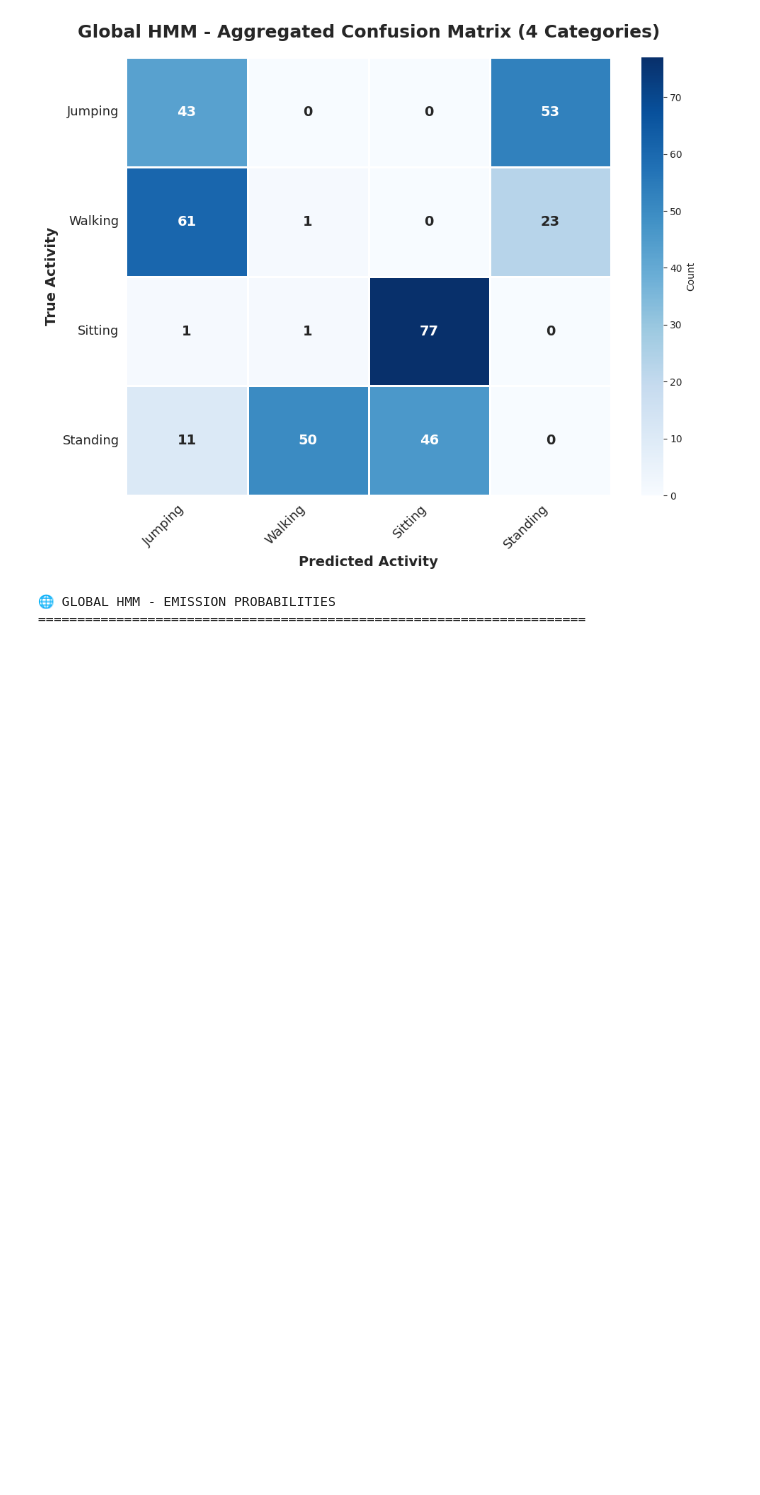
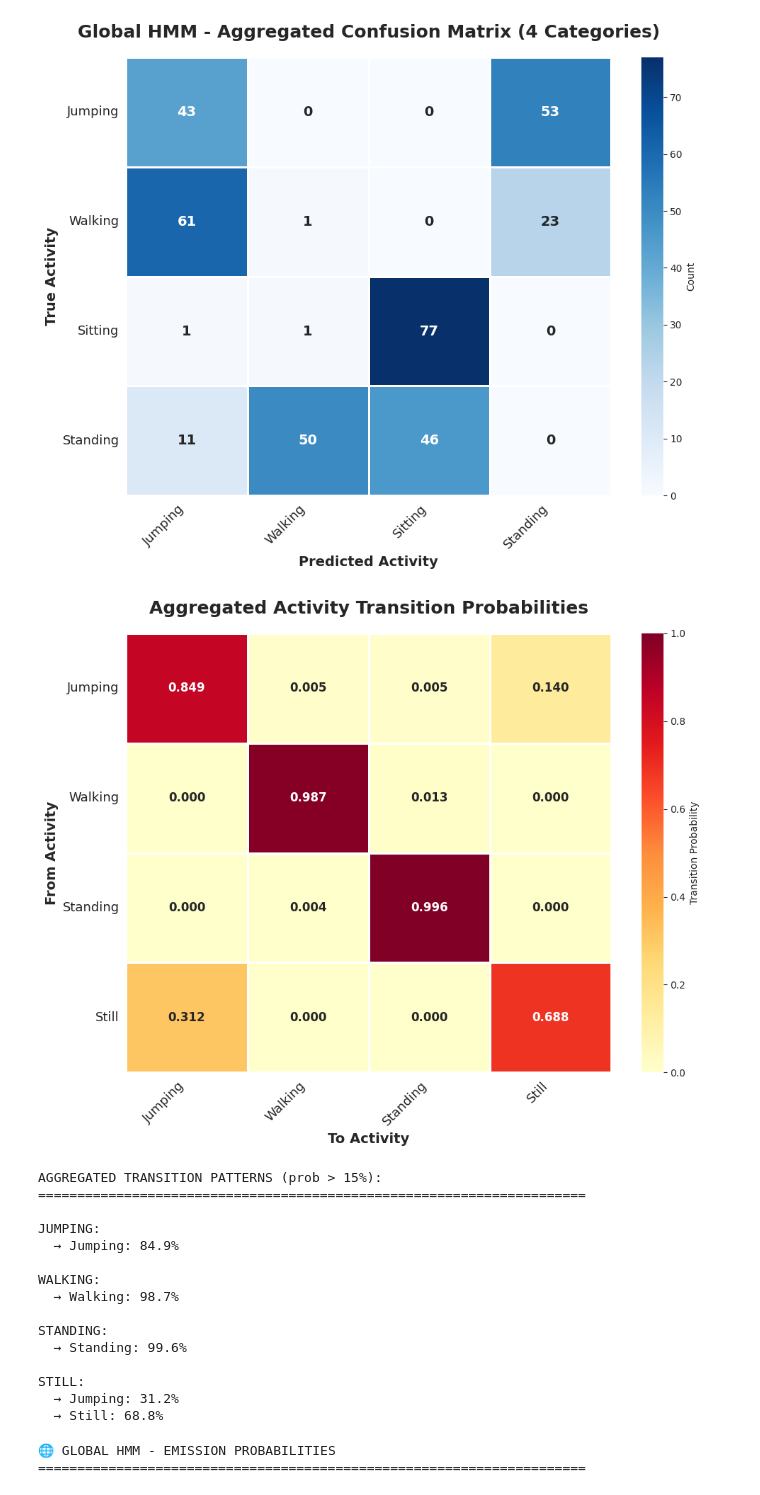
Before and after one commit to AkotoChristine/Hidden-Markov-Model, a Jupyter notebook: HMM__Implementation.ipynb, the cells around one changed output. Drawn from its saved outputs; the diff is of its cells as text; code cells hidden in the pictures; blank space fills up the shorter version.

Commit message:
Transmission probabilities

```diff
--- a/HMM__Implementation.ipynb
+++ b/HMM__Implementation.ipynb
@@ -778,6 +778,45 @@ def plot_aggregated_transition_probabilities(hmm_model, original_classes, aggreg
                 print(f"  → {to_state.capitalize()}: {prob:.1%}")
 
     return agg_trans_matrix, agg_categories
+# %%
+# Example aggregation function
+def aggregate_activities(classes):
+    mapping = {
+        'jumping': 'jumping',
+        'jumpin': 'jumping',
+        'walking': 'walking',
+        'sitting': 'still',
+        'standing': 'standing',
+        'still': 'still'
+    }
+    return [mapping.get(c.lower(), 'unknown') for c in classes]
+
+# Original HMM state labels
+activity_classes = ['jumping', 'walking', 'standing', 'still']  # your HMM states
+
+# Call the function
+agg_matrix, agg_categories = plot_aggregated_transition_probabilities(
+    hmm_model=global_hmm,               # or per_class_hmms
+    original_classes=activity_classes,
+    aggregate_activities_fn=aggregate_activities
+)
+# %% [output]
+[figure, added]
+AGGREGATED TRANSITION PATTERNS (prob > 15%):
+======================================================================
+
+JUMPING:
+  → Jumping: 84.9%
+
+WALKING:
+  → Walking: 98.7%
+
+STANDING:
+  → Standing: 99.6%
+
+STILL:
+  → Jumping: 31.2%
+  → Still: 68.8%
 # %%
 import numpy as np
 import matplotlib.pyplot as plt
```
